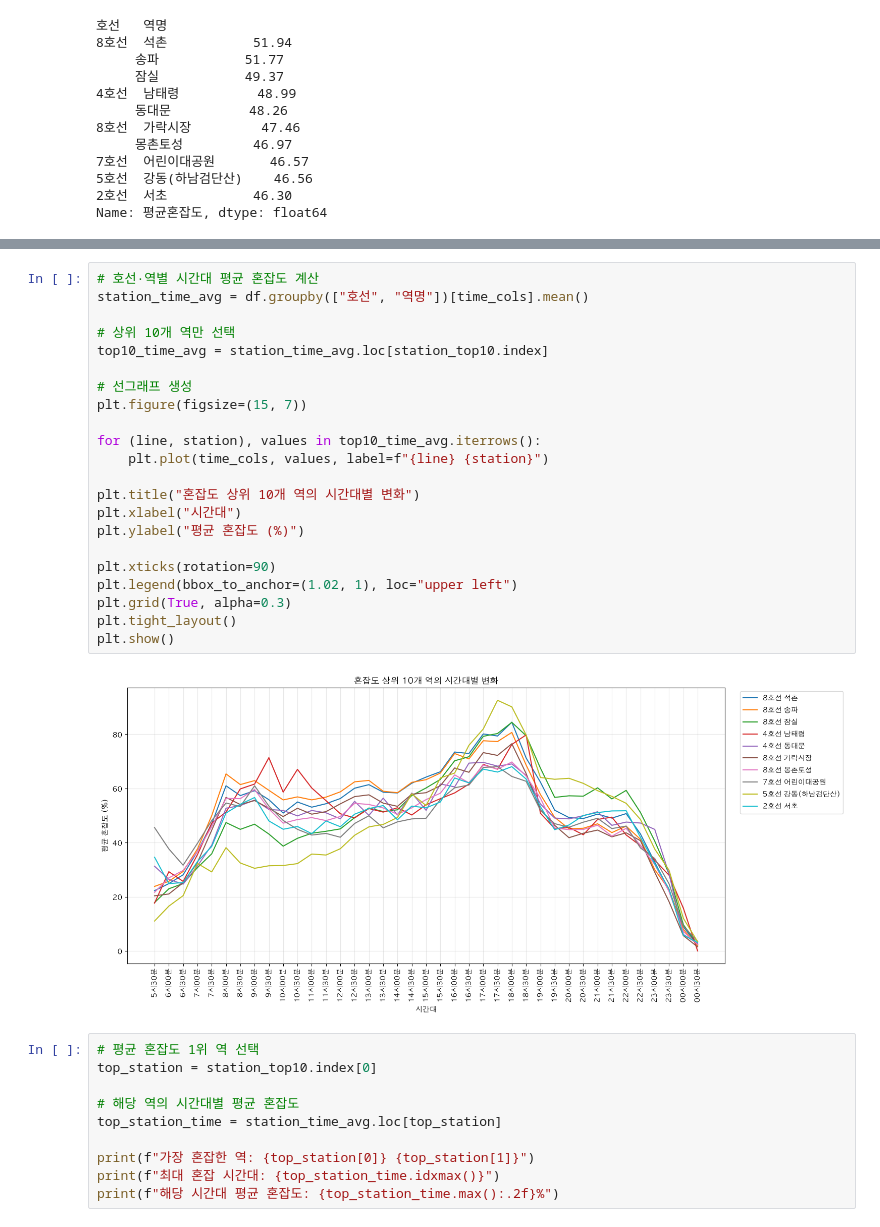
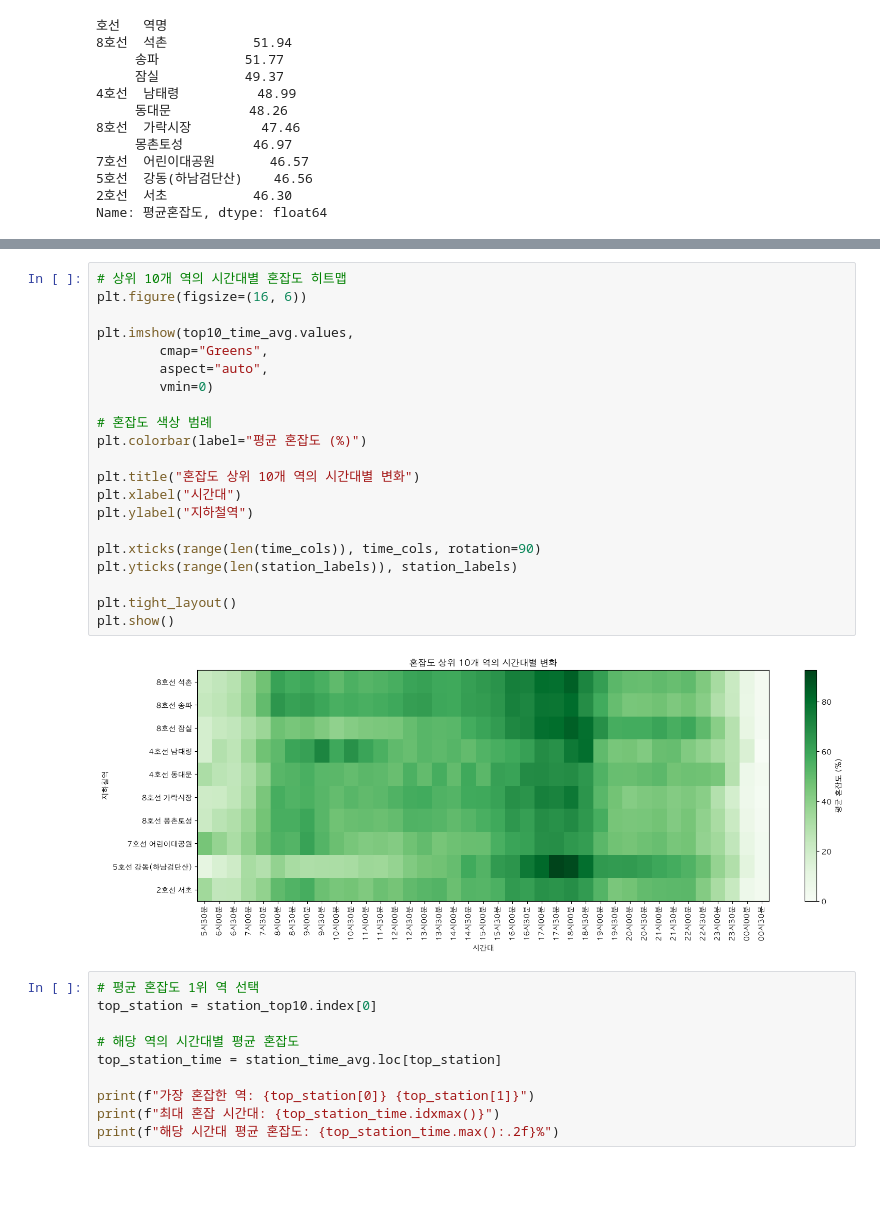
Before and after one commit to olloir/Subway_Congestion, a Jupyter notebook: Subway_Congestion.ipynb, the cells around one changed output, grey strips where cells are left out. Saved outputs shown, nothing was run; the diff lists cells and outputs as text; blank space fills up the shorter version.

```diff
--- a/Subway_Congestion.ipynb
+++ b/Subway_Congestion.ipynb
@@ -386,27 +354,26 @@ plt.show()
 # %%
-# 호선·역별 시간대 평균 혼잡도 계산
-station_time_avg = df.groupby(["호선", "역명"])[time_cols].mean()
+# 상위 10개 역의 시간대별 혼잡도 히트맵
+plt.figure(figsize=(16, 6))
 
-# 상위 10개 역만 선택
-top10_time_avg = station_time_avg.loc[station_top10.index]
+plt.imshow(top10_time_avg.values,
+        cmap="Greens",
+        aspect="auto",
+        vmin=0)
 
-# 선그래프 생성
-plt.figure(figsize=(15, 7))
-
-for (line, station), values in top10_time_avg.iterrows():
-    plt.plot(time_cols, values, label=f"{line} {station}")
+# 혼잡도 색상 범례
+plt.colorbar(label="평균 혼잡도 (%)")
 
 plt.title("혼잡도 상위 10개 역의 시간대별 변화")
 plt.xlabel("시간대")
-plt.ylabel("평균 혼잡도 (%)")
+plt.ylabel("지하철역")
 
-plt.xticks(rotation=90)
-plt.legend(bbox_to_anchor=(1.02, 1), loc="upper left")
-plt.grid(True, alpha=0.3)
+plt.xticks(range(len(time_cols)), time_cols, rotation=90)
+plt.yticks(range(len(station_labels)), station_labels)
+
 plt.tight_layout()
 plt.show()
 # %% [output]
-[figure, old version]
+[figure, new version]
 # %%
 # 평균 혼잡도 1위 역 선택
 top_station = station_top10.index[0]
```
Also changed, not shown: parts of 7 cells of this notebook.
